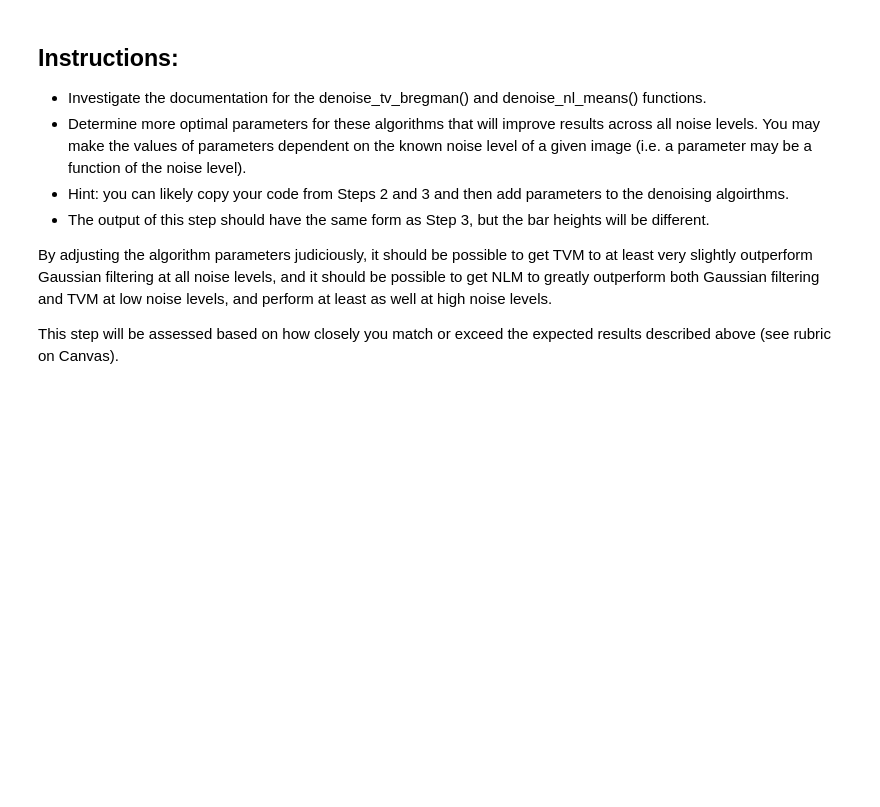
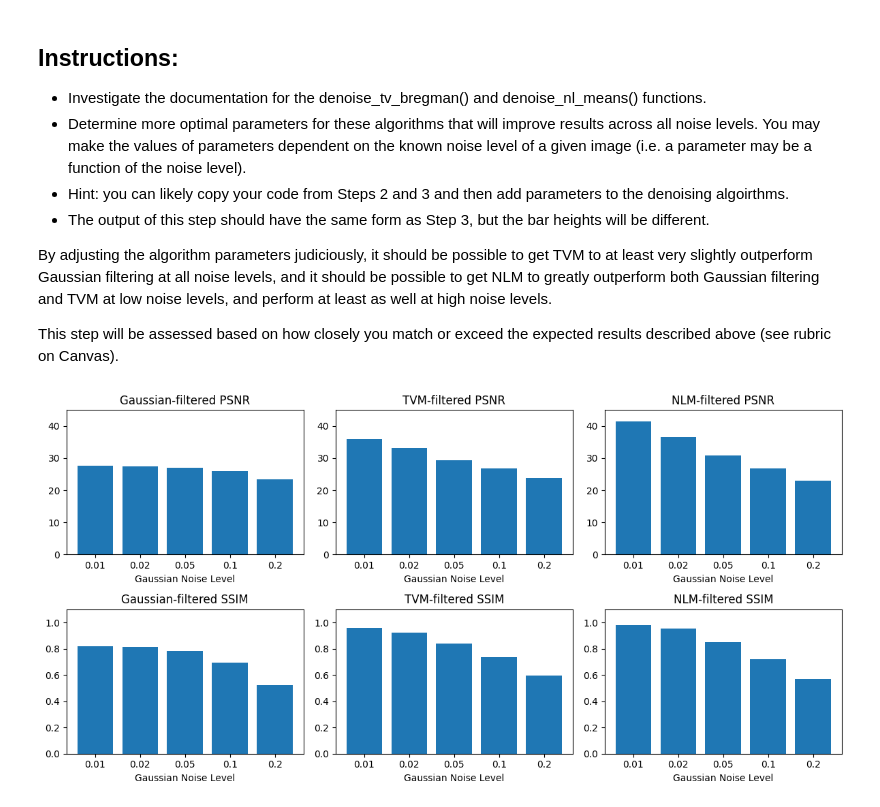
Before and after one commit to woodymorrice/cmpt819_a1, a Jupyter notebook: asn1-q1.ipynb, the cells around one changed output. Drawn from its saved outputs; the diff is of its cells as text; code cells hidden in the pictures; blank space fills up the shorter version.

```diff
--- a/asn1-q1.ipynb
+++ b/asn1-q1.ipynb
@@ -187,0 +248,53 @@ This step will be assessed based on how closely you match or exceed the expected
+# %%
+# Write the code for this step here
+plt.subplots(2, 3, figsize=(12, 6))
+
+x = range(len(sigmas))
+
+# PSNR
+plt.subplot(2, 3, 1)
+plt.bar(x, results_improved["psnr_gaussian"])
+plt.xticks(x, sigmas)
+plt.ylim(0, 45)
+plt.title("Gaussian-filtered PSNR")
+plt.xlabel("Gaussian Noise Level")
+
+plt.subplot(2, 3, 2)
+plt.bar(x, results_improved["psnr_tvm"])
+plt.xticks(x, sigmas)
+plt.ylim(0, 45)
+plt.title("TVM-filtered PSNR")
+plt.xlabel("Gaussian Noise Level")
+
+plt.subplot(2, 3, 3)
+plt.bar(x, results_improved["psnr_nlm"])
+plt.xticks(x, sigmas)
+plt.ylim(0, 45)
+plt.title("NLM-filtered PSNR")
+plt.xlabel("Gaussian Noise Level")
+
+# SSIM
+plt.subplot(2, 3, 4)
+plt.bar(x, results_improved["ssim_gaussian"])
+plt.xticks(x, sigmas)
+plt.ylim(0.0, 1.1)
+plt.title("Gaussian-filtered SSIM")
+plt.xlabel("Gaussian Noise Level")
+
+plt.subplot(2, 3, 5)
+plt.bar(x, results_improved["ssim_tvm"])
+plt.xticks(x, sigmas)
+plt.ylim(0.0, 1.1)
+plt.title("TVM-filtered SSIM")
+plt.xlabel("Gaussian Noise Level")
+
+plt.subplot(2, 3, 6)
+plt.bar(x, results_improved["ssim_nlm"])
+plt.xticks(x, sigmas)
+plt.ylim(0.0, 1.1)
+plt.title("NLM-filtered SSIM")
+plt.xlabel("Gaussian Noise Level")
+
+plt.tight_layout()
+# %% [output]
+[figure, added]
```
Also changed, not shown: parts of 1 cell of this notebook, 1 other file.
